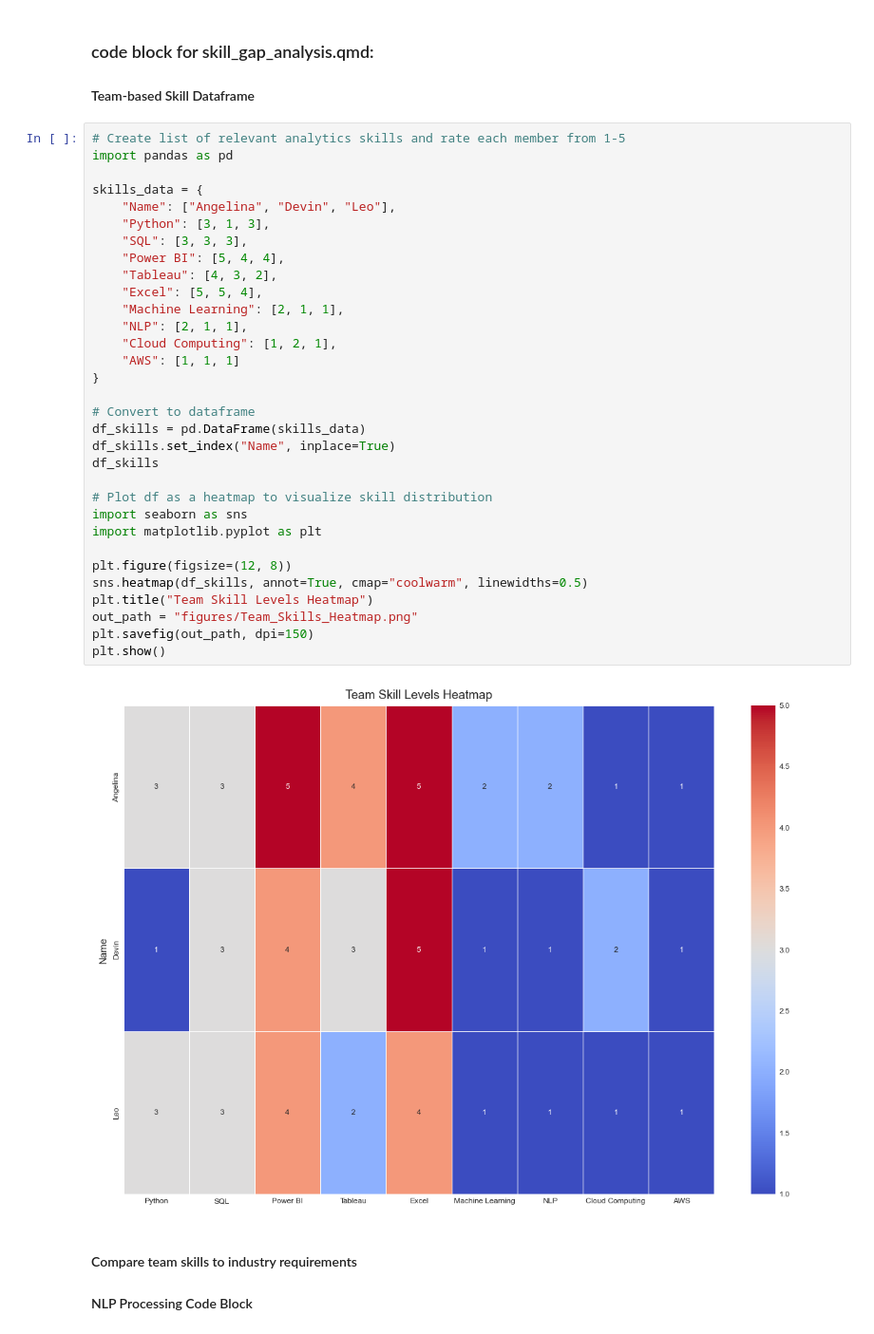
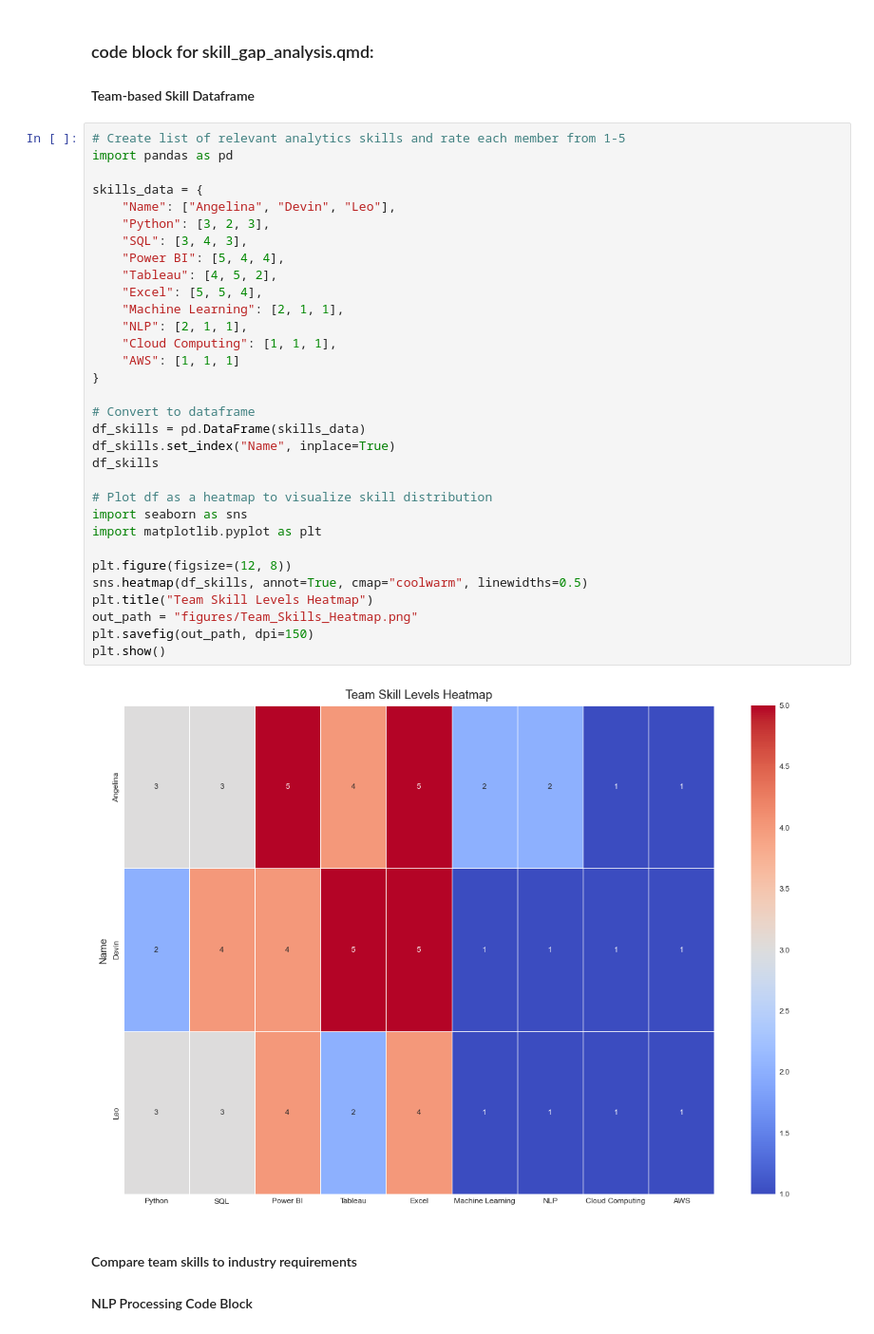
Before and after one commit to leoliu36/ad688-employability-sp25A1-group7, a Jupyter notebook: data_analysis.ipynb, the cells around one changed output. Shown at 95% size. Saved outputs shown, nothing was run; the diff lists cells and outputs as text.

Commit message:
Updated skill_gap_analysis and figures

```diff
--- a/data_analysis.ipynb
+++ b/data_analysis.ipynb
@@ -531,37 +531,37 @@ plt.show()
 # %%
 # Create list of relevant analytics skills and rate each member from 1-5
 import pandas as pd
 
 skills_data = {
     "Name": ["Angelina", "Devin", "Leo"],
-    "Python": [3, 1, 3],
-    "SQL": [3, 3, 3],
+    "Python": [3, 2, 3],
+    "SQL": [3, 4, 3],
     "Power BI": [5, 4, 4],
-    "Tableau": [4, 3, 2],
+    "Tableau": [4, 5, 2],
     "Excel": [5, 5, 4],
     "Machine Learning": [2, 1, 1],
     "NLP": [2, 1, 1],
-    "Cloud Computing": [1, 2, 1],
+    "Cloud Computing": [1, 1, 1],
     "AWS": [1, 1, 1]
 }
 
 # Convert to dataframe
 df_skills = pd.DataFrame(skills_data)
 df_skills.set_index("Name", inplace=True)
 df_skills
 
 # Plot df as a heatmap to visualize skill distribution
 import seaborn as sns
 import matplotlib.pyplot as plt
 
 plt.figure(figsize=(12, 8))
 sns.heatmap(df_skills, annot=True, cmap="coolwarm", linewidths=0.5)
 plt.title("Team Skill Levels Heatmap")
 out_path = "figures/Team_Skills_Heatmap.png"
 plt.savefig(out_path, dpi=150)
 plt.show()
 # %% [output]
-[figure, old version]
+[figure, new version]
 # %% [markdown]
 #### Compare team skills to industry requirements
 #### NLP Processing Code Block
```
Also changed, not shown: 21 other files.
